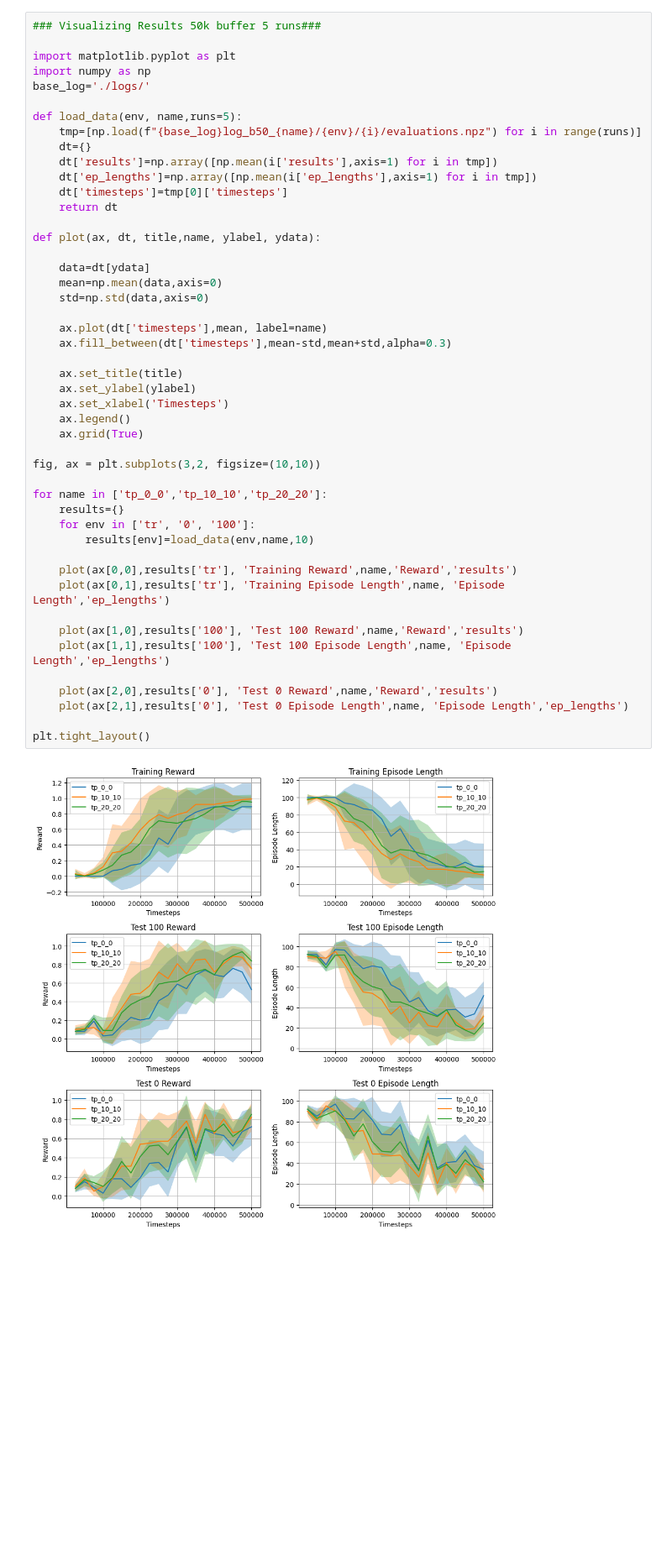
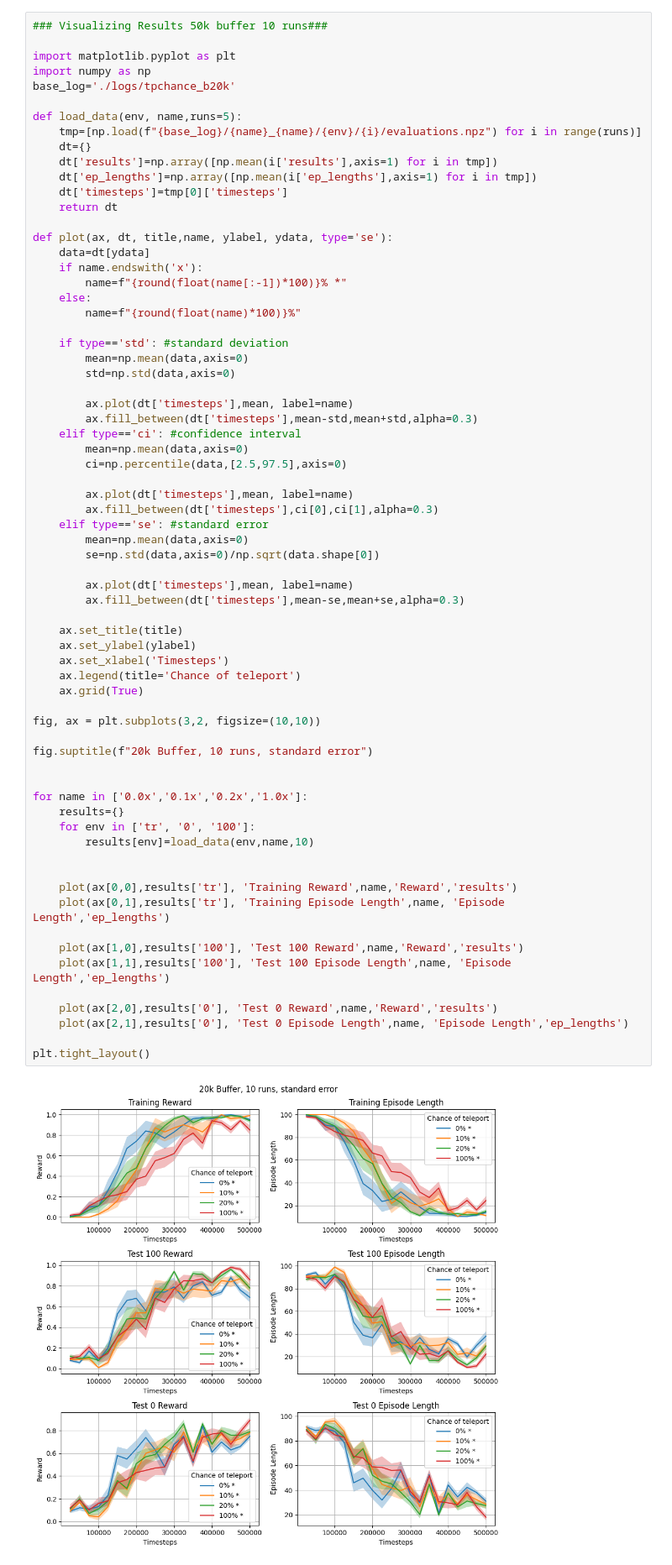
Before and after one commit to felixk29/fix_her, a Jupyter notebook: experiments/experiment.ipynb, the cells around one changed output. Shown at 84% size. Drawn from its saved outputs; the diff is of its cells as text; blank space fills up the shorter version.

Commit message:
small bugfixes and added visualization

```diff
--- a/experiments/experiment.ipynb
+++ b/experiments/experiment.ipynb
@@ -101,54 +98,75 @@ Player: 5,6, dir: 1
 Goal: 3,7
 Doors: up:2, down:1, left:0, right:1
 # %%
-### Visualizing Results 50k buffer 5 runs###
+### Visualizing Results 50k buffer 10 runs###
 
 import matplotlib.pyplot as plt
 import numpy as np
-base_log='./logs/'
+base_log='./logs/tpchance_b20k'
 
 def load_data(env, name,runs=5):
-    tmp=[np.load(f"{base_log}log_b50_{name}/{env}/{i}/evaluations.npz") for i in range(runs)]
+    tmp=[np.load(f"{base_log}/{name}_{name}/{env}/{i}/evaluations.npz") for i in range(runs)]
     dt={}
     dt['results']=np.array([np.mean(i['results'],axis=1) for i in tmp])
     dt['ep_lengths']=np.array([np.mean(i['ep_lengths'],axis=1) for i in tmp])
     dt['timesteps']=tmp[0]['timesteps']
     return dt
 
-def plot(ax, dt, title,name, ylabel, ydata):
+def plot(ax, dt, title,name, ylabel, ydata, type='se'):
+    data=dt[ydata]
+    if name.endswith('x'):
+        name=f"{round(float(name[:-1])*100)}% *"
+    else:
+        name=f"{round(float(name)*100)}%"
 
-    data=dt[ydata]
-    mean=np.mean(data,axis=0)
-    std=np.std(data,axis=0)
+    if type=='std': #standard deviation
+        mean=np.mean(data,axis=0)
+        std=np.std(data,axis=0)
 
-    ax.plot(dt['timesteps'],mean, label=name)
-    ax.fill_between(dt['timesteps'],mean-std,mean+std,alpha=0.3)
+        ax.plot(dt['timesteps'],mean, label=name)
+        ax.fill_between(dt['timesteps'],mean-std,mean+std,alpha=0.3)
+    elif type=='ci': #confidence interval
+        mean=np.mean(data,axis=0)
+        ci=np.percentile(data,[2.5,97.5],axis=0)
+
+        ax.plot(dt['timesteps'],mean, label=name)
+        ax.fill_between(dt['timesteps'],ci[0],ci[1],alpha=0.3)
+    elif type=='se': #standard error
+        mean=np.mean(data,axis=0)
+        se=np.std(data,axis=0)/np.sqrt(data.shape[0])
+
+        ax.plot(dt['timesteps'],mean, label=name)
+        ax.fill_between(dt['timesteps'],mean-se,mean+se,alpha=0.3)
 
     ax.set_title(title)
     ax.set_ylabel(ylabel)
     ax.set_xlabel('Timesteps')
-    ax.legend()
+    ax.legend(title='Chance of teleport')
     ax.grid(True)
 
 fig, ax = plt.subplots(3,2, figsize=(10,10))
 
-for name in ['tp_0_0','tp_10_10','tp_20_20']:
+fig.suptitle(f"20k Buffer, 10 runs, standard error")
+
+
+for name in ['0.0x','0.1x','0.2x','1.0x']:
     results={}
     for env in ['tr', '0', '100']:
         results[env]=load_data(env,name,10)
+
 
     plot(ax[0,0],results['tr'], 'Training Reward',name,'Reward','results')
     plot(ax[0,1],results['tr'], 'Training Episode Length',name, 'Episode Length','ep_lengths')
 
     plot(ax[1,0],results['100'], 'Test 100 Reward',name,'Reward','results')
     plot(ax[1,1],results['100'], 'Test 100 Episode Length',name, 'Episode Length','ep_lengths')
 
     plot(ax[2,0],results['0'], 'Test 0 Reward',name,'Reward','results')
     plot(ax[2,1],results['0'], 'Test 0 Episode Length',name, 'Episode Length','ep_lengths')
 
 plt.tight_layout()
 # %% [output]
-[figure, old version]
+[figure, new version]
 # %%
 ### Visualizing Results 500k buffer ###
 
```
Also changed, not shown: parts of 1 cell of this notebook, 5 other files.
